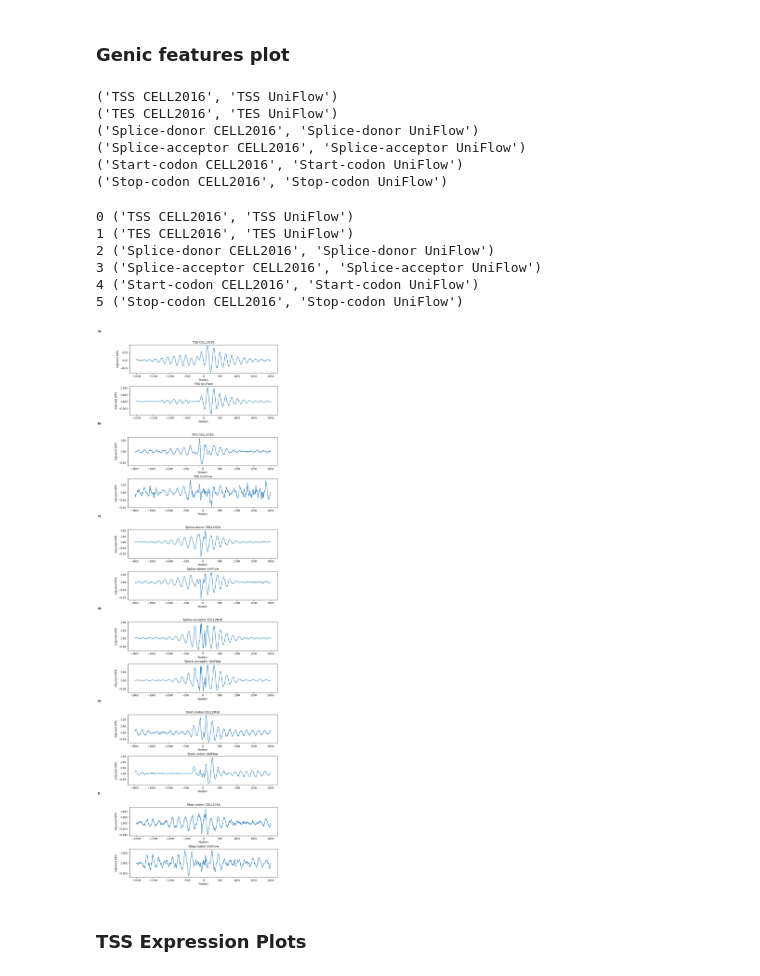
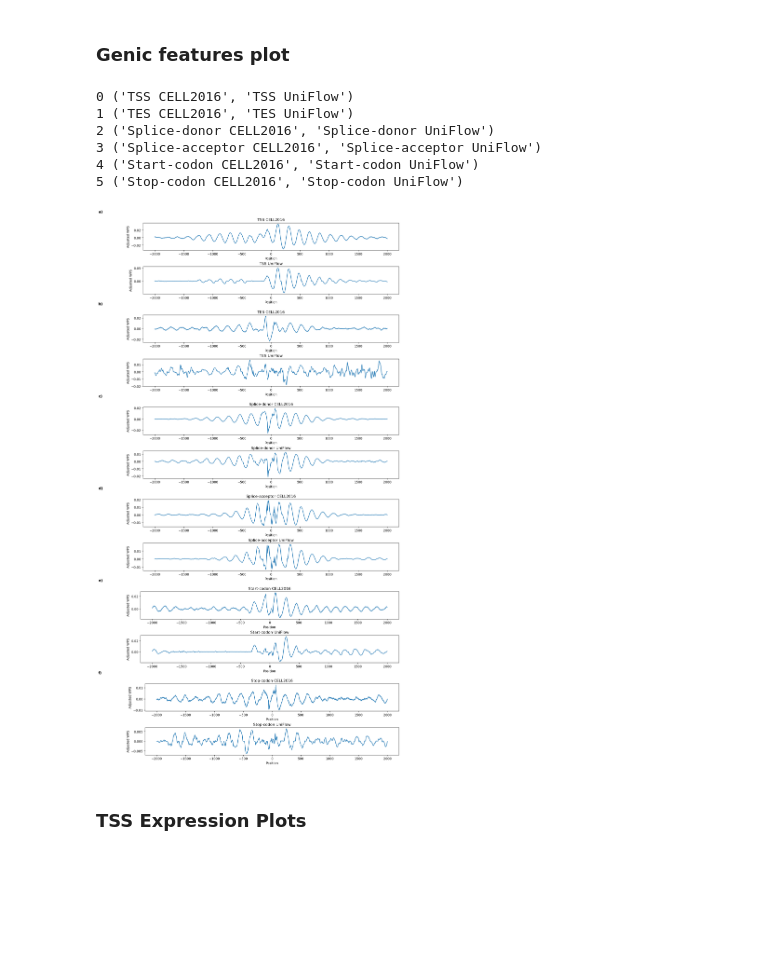
Before and after one commit to kircherlab/cfDNA-UniFlow, a Jupyter notebook: supplement/Snyder-et-al_Cell2016_analysis/Reproduce_cell2016_plots.ipynb, the cells around one changed output. Saved outputs shown, nothing was run; the diff lists cells and outputs as text; code cells hidden in the pictures; blank space fills up the shorter version.

```diff
--- a/supplement/Snyder-et-al_Cell2016_analysis/Reproduce_cell2016_plots.ipynb
+++ b/supplement/Snyder-et-al_Cell2016_analysis/Reproduce_cell2016_plots.ipynb
@@ -500,7 +500,7 @@ for i in zip(TFBS_CELL2016_plot_df, TFBS_uniflow_df):
 ('MAFK CELL2016', 'MAFK UniFlow')
 ('ETS CELL2016', 'ETS UniFlow')
 # %%
-TFBS_fig = plt.figure(figsize=(9, (len(TFBS_CELL2016_plot_df.columns)*5)), constrained_layout=True)
+TFBS_fig = plt.figure(figsize=(9, (len(TFBS_CELL2016_plot_df.columns)*4)), constrained_layout=True)
 subfigs = TFBS_fig.subfigures(nrows=len(TFBS_CELL2016_plot_df.columns), ncols=1, hspace=0.1)
 axs = [subfig.subplots(nrows=2, ncols=1, gridspec_kw={'hspace': 0.0}) for subfig in subfigs.ravel()]
 
@@ -542,54 +542,44 @@ TFBS_fig.savefig("TFBS_CELL_vs_UniFlow.png", bbox_inches="tight", dpi=300)
 geneic_features_CELL2016_plot_df = geneic_features_CELL2016_df.loc[:, geneic_features_CELL2016_df.columns.str.contains("adjusted")]
 geneic_features_CELL2016_plot_df.index = geneic_features_CELL2016_plot_df.index-len(geneic_features_CELL2016_plot_df.index)/2
 geneic_features_CELL2016_plot_df.columns = geneic_features_CELL2016_plot_df.columns.str.removesuffix("_adjusted")
-# %%
-for i in zip(geneic_features_CELL2016_plot_df, geneic_features_uniflow_df):
-    print(i)
-# %% [output]
-('TSS CELL2016', 'TSS UniFlow')
-('TES CELL2016', 'TES UniFlow')
-('Splice-donor CELL2016', 'Splice-donor UniFlow')
-('Splice-acceptor CELL2016', 'Splice-acceptor UniFlow')
-('Start-codon CELL2016', 'Start-codon UniFlow')
-('Stop-codon CELL2016', 'Stop-codon UniFlow')
 # %%
-geneic_features_fig = plt.figure(figsize=(9, (len(geneic_features_CELL2016_plot_df.columns)*5)), constrained_layout=True)
-subfigs = geneic_features_fig.subfigures(nrows=len(geneic_features_CELL2016_plot_df.columns), ncols=1, hspace=0.1)
+geneic_features_fig = plt.figure(figsize=(12, (len(geneic_features_CELL2016_plot_df.columns)*4)), constrained_layout=True)
+subfigs = geneic_features_fig.subfigures(nrows=len(geneic_features_CELL2016_plot_df.columns), ncols=1, hspace=0.05)
 axs = [subfig.subplots(nrows=2, ncols=1, gridspec_kw={'hspace': 0.0}) for subfig in subfigs.ravel()]
 
 for idx,subfig in enumerate(subfigs):
        subfig.text(
           -0.1,
-          1.1,
+          1.05,
           string.ascii_lowercase[idx] + ")",
           weight="bold",
           size="large",
       )
 
 for idx, IDs in enumerate(zip(geneic_features_CELL2016_plot_df, geneic_features_uniflow_df)):
     print(idx, IDs)
     CELL_Series = geneic_features_CELL2016_plot_df[IDs[0]]
     UniFlow_Series= geneic_features_uniflow_df[IDs[1]]
     # plot data from Cell2016
     axs[idx][0].plot(CELL_Series.loc[-2000:2000])
     axs[idx][0].set_ylabel("Adjusted WPS")
     axs[idx][0].set_xticks(list(range(-2000,2000+1,500)))
     axs[idx][0].set_xlabel("Position")
     axs[idx][0].set_title(IDs[0])
 
     axs[idx][1].plot(UniFlow_Series.loc[-2000:2000])
     axs[idx][1].set_ylabel("Adjusted WPS")
     axs[idx][1].set_xticks(list(range(-2000,2000+1,500)))
     axs[idx][1].set_xlabel("Position")
     axs[idx][1].set_title(IDs[1])
 # %% [output]
 0 ('TSS CELL2016', 'TSS UniFlow')
 1 ('TES CELL2016', 'TES UniFlow')
 2 ('Splice-donor CELL2016', 'Splice-donor UniFlow')
 3 ('Splice-acceptor CELL2016', 'Splice-acceptor UniFlow')
 4 ('Start-codon CELL2016', 'Start-codon UniFlow')
 5 ('Stop-codon CELL2016', 'Stop-codon UniFlow')
-[figure, old version]
+[figure, new version]
 # %%
 geneic_features_fig.savefig("geneic_features_CELL_vs_UniFlow.png", bbox_inches="tight", dpi=300)
 # %% [markdown]
```
Also changed, not shown: parts of 1 cell of this notebook, 2 other files.
